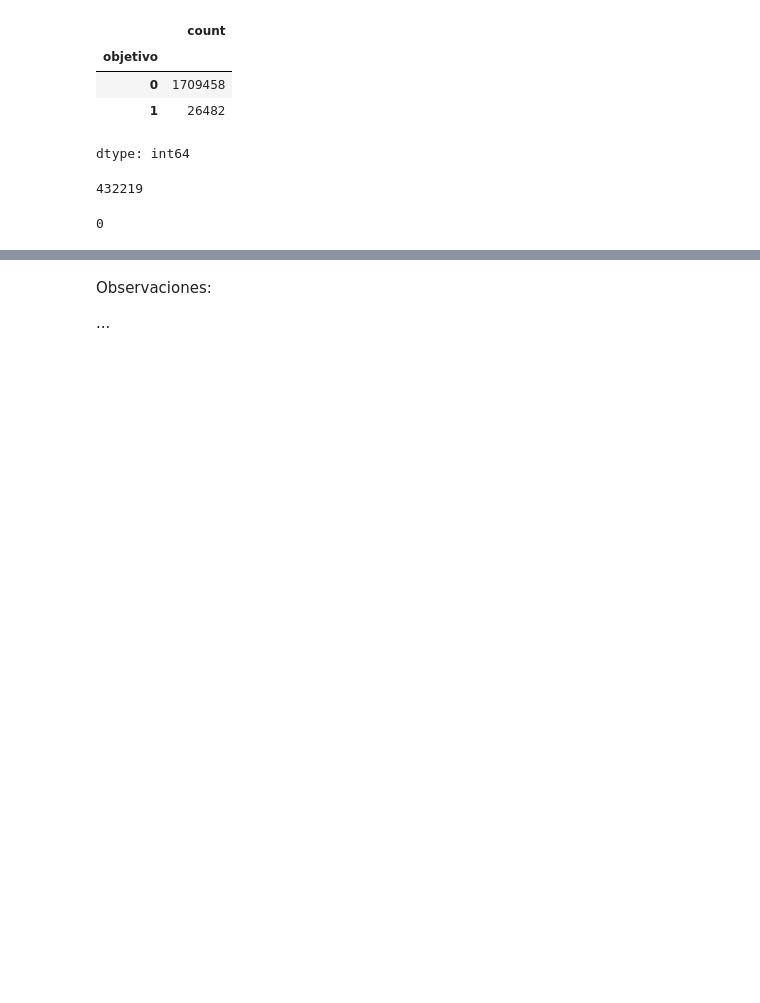
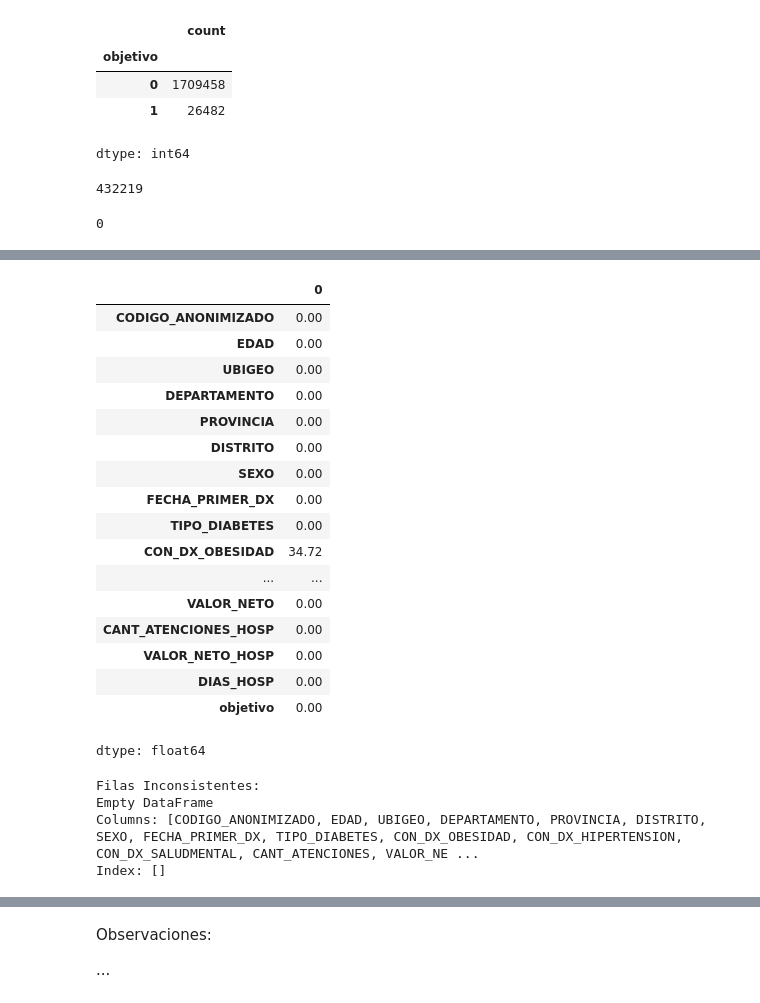
Before and after one commit to Sergius-DS/elecciOn_datasets, a Jupyter notebook: buscar_datasets_s19.ipynb, the cells around one changed output, grey strips where cells are left out. Cells and saved outputs as stored; diff of their text form; code cells hidden in the pictures; blank space fills up the shorter version.

```diff
--- a/buscar_datasets_s19.ipynb
+++ b/buscar_datasets_s19.ipynb
@@ -112,0 +181,34 @@ diabetes_no_duplicados.duplicated().sum()
+# %%
+(diabetes_no_duplicados.isna().sum() / len(diabetes_no_duplicados) * 100).round(2)
+# %% [output]
+|  | 0 |
+| CODIGO_ANONIMIZADO | 0.00 |
+| EDAD | 0.00 |
+| UBIGEO | 0.00 |
+| DEPARTAMENTO | 0.00 |
+| PROVINCIA | 0.00 |
+| DISTRITO | 0.00 |
+| SEXO | 0.00 |
+| FECHA_PRIMER_DX | 0.00 |
+| TIPO_DIABETES | 0.00 |
+| CON_DX_OBESIDAD | 34.72 |
+| ... | ... |
+| VALOR_NETO | 0.00 |
+| CANT_ATENCIONES_HOSP | 0.00 |
+| VALOR_NETO_HOSP | 0.00 |
+| DIAS_HOSP | 0.00 |
+| objetivo | 0.00 |
+dtype: float64
+# %%
+# Usando la función verifica_consistencia_filas
+consistency_df = verifica_consistencia_filas(diabetes_no_duplicados)
+
+# Obtiene filas con inconsistencias:
+inconsistent_rows = consistency_df[consistency_df.any(axis=1) == False]
+print("Filas Inconsistentes:")
+print(inconsistent_rows)
+# %% [output]
+Filas Inconsistentes:
+Empty DataFrame
+Columns: [CODIGO_ANONIMIZADO, EDAD, UBIGEO, DEPARTAMENTO, PROVINCIA, DISTRITO, SEXO, FECHA_PRIMER_DX, TIPO_DIABETES, CON_DX_OBESIDAD, CON_DX_HIPERTENSION, CON_DX_SALUDMENTAL, CANT_ATENCIONES, VALOR_NE ...
+Index: []
```
Also changed, not shown: parts of 9 cells of this notebook.
